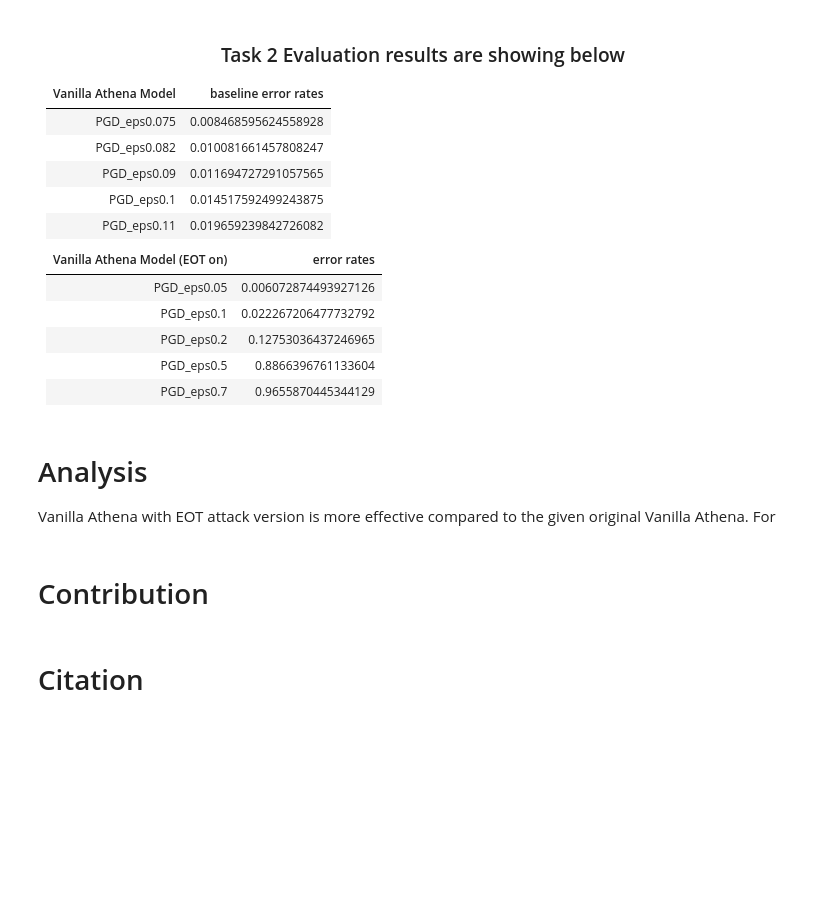
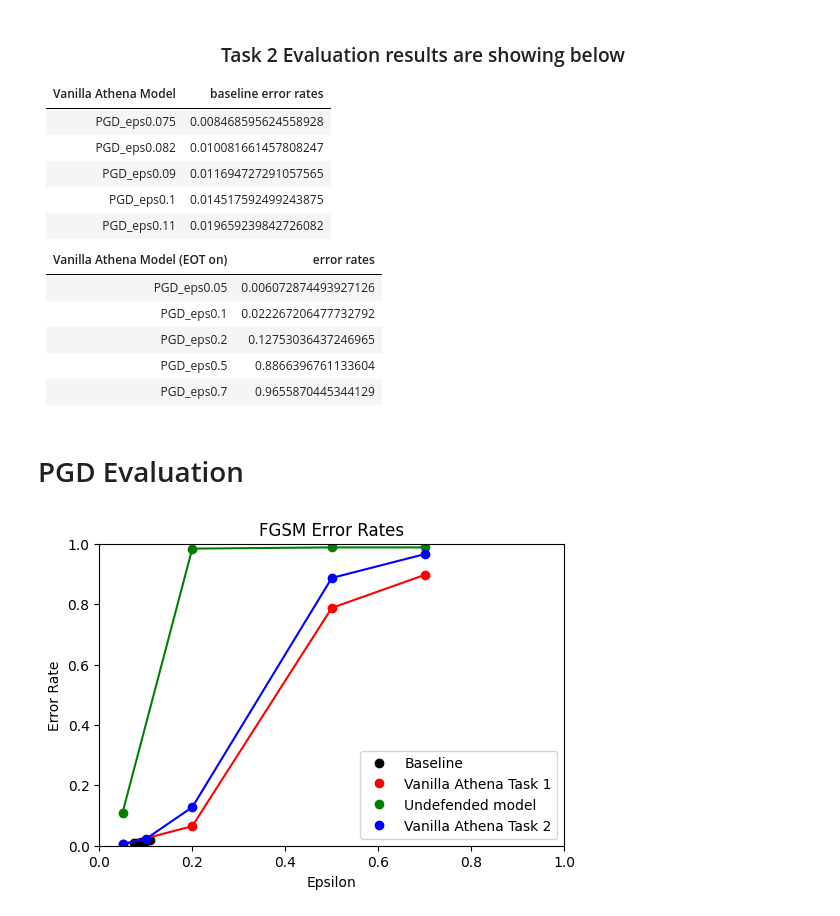
Before and after one commit to Arleycht/project-athena, a Jupyter notebook: Task2/Task2_Report.ipynb, the cells around one changed output. Saved outputs shown, nothing was run; the diff lists cells and outputs as text; code cells hidden in the pictures; blank space fills up the shorter version.

```diff
--- a/Task2/Task2_Report.ipynb
+++ b/Task2/Task2_Report.ipynb
@@ -369,10 +325,44 @@ SyntaxError: invalid syntax (<ipython-input-7-b1149a31ff5b>, line 11)
 |PGD_eps0.2 | 0.12753036437246965|
 |PGD_eps0.5 | 0.8866396761133604|
 |PGD_eps0.7 | 0.9655870445344129|
-# %% [markdown]
-# Analysis
-Vanilla Athena with EOT attack version is more effective compared to the given original Vanilla Athena. For
-# %% [markdown]
-# Contribution
-# %% [markdown]
-# Citation
+# %% [markdown]
+# PGD Evaluation
+# %%
+graphs = [
+    {
+        'title': 'Baseline',
+        'color': 'k',
+        'x': [0.075, 0.082,0.09,0.1,0.11],
+        'y': [0.008468595624558928, 0.010081661457808247, 0.011694727291057565,0.014517592499243875,0.019659239842726082]
+    },
+    {
+        'title': 'Vanilla Athena Task 1',
+        'color': 'r',
+        'x': [0.05, 0.2, 0.5, 0.7],
+        'y': [0.004048582995951417, 0.06477732793522267 , 0.7874493927125507, 0.8967611336032388]
+    },
+    {
+        'title': 'Undefended model',
+        'color': 'g',
+        'x': [0.05, 0.2, 0.5, 0.7],
+        'y': [0.10931174089068826, 0.9838056680161943, 0.9878542510121457,0.9878542510121457]
+    },
+    {
+        'title': 'Vanilla Athena Task 2',
+        'color': 'b',
+        'x': [0.05, 0.1, 0.2, 0.5, 0.7],
+        'y': [0.006072874493927126, 0.022267206477732792, 0.12753036437246965, 0.8866396761133604, 0.9655870445344129]
+    }
+]
+
+fig = plt.figure(dpi=100)
+plt.title('FGSM Error Rates')
+plt.xlabel('Epsilon')
+plt.ylabel('Error Rate')
+
+plt.xlim(0, 1)
+plt.ylim(0, 1)
+
+plotgraphs(graphs)
+# %% [output]
+[figure, added]
```
Also changed, not shown: parts of 21 cells of this notebook.
